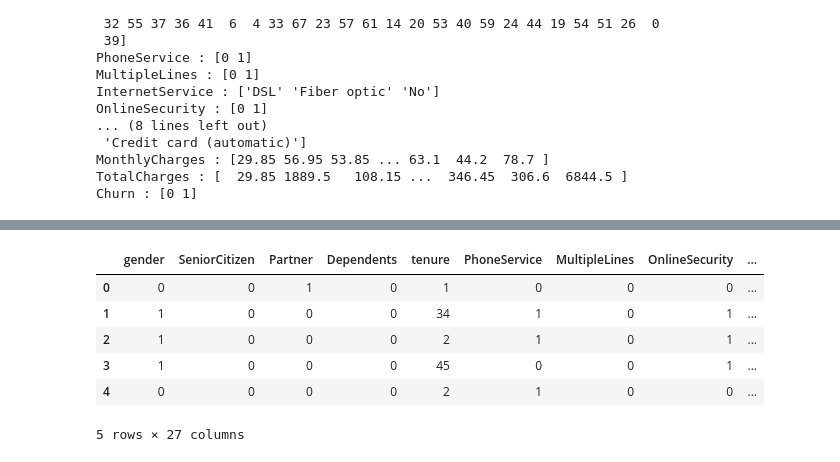
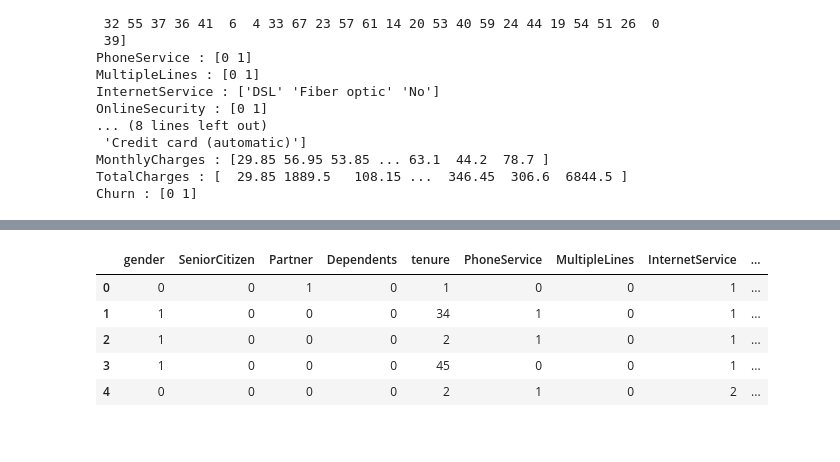
Before and after one commit to Benedixx/Telco_customer_churn, a Jupyter notebook: src/training.ipynb, the cells around one changed output, grey strips where cells are left out. Drawn from its saved outputs; the diff is of its cells as text; code cells hidden in the pictures.

```diff
--- a/src/training.ipynb
+++ b/src/training.ipynb
@@ -158,6 +156,10 @@ df2 = pd.get_dummies(data=df, columns=['InternetService', 'Contract', 'PaymentMe
+# %%
+df.replace({'DSL': 1, 'Fiber optic': 2, 'No': 0}, inplace=True)
+df.replace({'Month-to-month': 0, 'One year': 1, 'Two year': 2}, inplace=True)
+df.replace({'Electronic check': 0, 'Mailed check': 1, 'Bank transfer (automatic)': 2, 'Credit card (automatic)': 3}, inplace=True)
 # %%
-df2.info()
-df2.head()
+df.info()
+df.head()
 # %% [output]
 <class 'pandas.core.frame.DataFrame'>
 RangeIndex: 7043 entries, 0 to 7042
@@ -179,7 +181,6 @@ memory usage: 1004.3 KB
-|  | gender | SeniorCitizen | Partner | Dependents | tenure | PhoneService | MultipleLines | OnlineSecurity | ... |
-| 0 | 0 | 0 | 1 | 0 | 1 | 0 | 0 | 0 | ... |
+|  | gender | SeniorCitizen | Partner | Dependents | tenure | PhoneService | MultipleLines | InternetService | ... |
+| 0 | 0 | 0 | 1 | 0 | 1 | 0 | 0 | 1 | ... |
 | 1 | 1 | 0 | 0 | 0 | 34 | 1 | 0 | 1 | ... |
 | 2 | 1 | 0 | 0 | 0 | 2 | 1 | 0 | 1 | ... |
 | 3 | 1 | 0 | 0 | 0 | 45 | 0 | 0 | 1 | ... |
-| 4 | 0 | 0 | 0 | 0 | 2 | 1 | 0 | 0 | ... |
+| 4 | 0 | 0 | 0 | 0 | 2 | 1 | 0 | 2 | ... |
-5 rows × 27 columns
```
Also changed, not shown: parts of 11 cells of this notebook, 1 other file.
